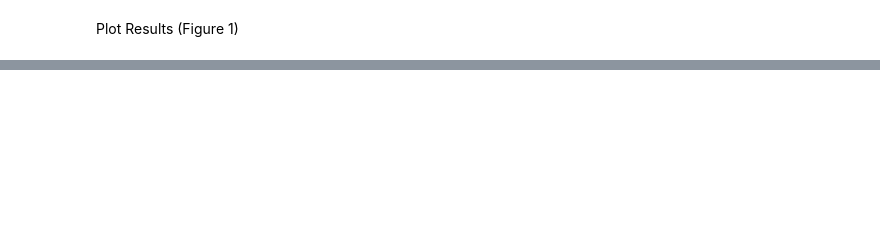
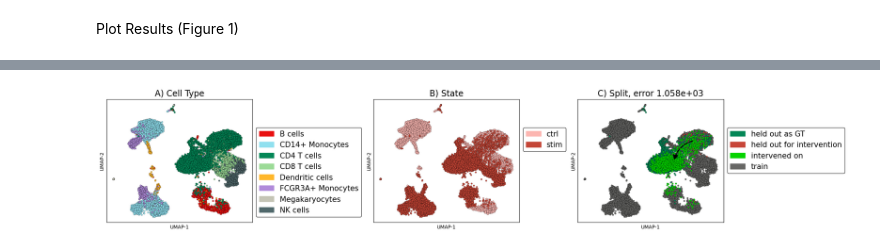
Before and after one commit to almaan/scCBGM, a Jupyter notebook: notebooks/analysis/kang_zero_shot_CD4T_cell_example.ipynb, the cells around one changed output, grey strips where cells are left out. Drawn from its saved outputs; the diff is of its cells as text; code cells hidden in the pictures; blank space fills up the shorter version.

```diff
--- a/notebooks/analysis/kang_zero_shot_CD4T_cell_example.ipynb
+++ b/notebooks/analysis/kang_zero_shot_CD4T_cell_example.ipynb
@@ -537,0 +777,20 @@ plt.subplots_adjust(wspace=0.1, hspace=0.1)  # Reduce horizontal and vertical sp
+# %%
+ct_cmap = {'B cells': "#e91111",
+         'CD4 T cells': '#048757',
+         'CD8 T cells': '#9cdb97',
+         'CD14+ Monocytes': '#90e0ef',
+         'Dendritic cells': '#ffb72a',
+         'FCGR3A+ Monocytes': '#b18bda',
+         'Megakaryocytes': '#c5c5b6',
+         'NK cells': '#51696c'}
+
+stim_cmap = {'ctrl' : '#fcb6b1',
+             'stim' : '#c44536',
+            }
+
+ident_cmap = {'train' : '#676765' ,
+              'held out for intervention' : '#c84639',
+              'held out as GT' : '#048757',
+              'intervened on' : '#06d400'}
+
+title_map = {'cell' : 'Cell Type', 'stim' : 'State', 'ident' : 'Split'}
@@ -537,0 +804,68 @@ plt.subplots_adjust(wspace=0.1, hspace=0.1)  # Reduce horizontal and vertical sp
+# %%
+import matplotlib.patches as mpatches
+import matplotlib.patches as patches
+import string
+
+
+fig, ax = plt.subplots(1, 3, figsize=(21, 4), constrained_layout = True)
+#for k,color in enumerate([ 'cell', 'stim', 'ident']):
+for k,(color,cmap) in enumerate(zip([ 'cell', 'stim', 'ident'],[ct_cmap, stim_cmap, ident_cmap])):
+
+    emb_x,emb_y = sub_adata.obsm['X_umap'][:,0], sub_adata.obsm['X_umap'][:,1]
+    labels = sub_adata.obs[color].values
+    colors = np.array([cmap[lab] for lab in labels])
+
+    rix = np.arange(colors.shape[0])
+    #np.random.shuffle(rix)
+
+
+
+    ax[k].scatter(emb_x[rix],
+                  emb_y[rix],
+                  c = colors[rix],
+                  s=10,
+                  edgecolor = 'black',
+                  linewidth = 0.2,
+                  )
+
+    # # Add legend based on ct_cmap
+    handles = [mpatches.Patch(color=cmap[label], label=label)
+               for label in np.unique(labels)]
+
+    legend = ax[k].legend(handles=handles, fontsize=15, bbox_to_anchor=(1.0, 0.8))
+    legend.get_frame().set_edgecolor("black")
+
+    if color == 'ident':
+        ax[k].set_title(f"{string.ascii_uppercase[k]}) {title_map[color]}, error {prediction_error:.3e}", fontsize = 17)
+    else:
+        ax[k].set_title(f"{string.ascii_uppercase[k]}) {title_map[color]}", fontsize = 17)
+
+    ax[k].set_xticks([])
+    ax[k].set_yticks([])
+    ax[k].set_xlabel('UMAP-1')
+    ax[k].set_ylabel('UMAP-2')
+
+
+    if color == 'ident':
+        source_ix = labels == 'held out for intervention'
+        target_ix = labels == 'intervened on'
+        center_source = (emb_x[source_ix].mean(),emb_y[source_ix].mean())
+        center_target = (emb_x[target_ix].mean(),emb_y[target_ix].mean())
+
+        arrow = patches.FancyArrowPatch(
+                                        center_source, center_target,  # Start and end points
+                                        connectionstyle="arc3,rad=0.3",  # Controls curvature (rad=0.3 defines the radius)
+                                        arrowstyle="-|>",  # Arrow head style
+                                        linewidth=2,
+                                        linestyle = 'dashed',
+                                        color="black",
+                                         mutation_scale=20,
+        )
+
+        ax[k].add_patch(arrow)
+
+
+plt.subplots_adjust(wspace=0.1, hspace=0.1)  # Reduce horizontal and vertical spacing
+#fig.tight_layout()
+# %% [output]
+[figure, added]
```
Also changed, not shown: parts of 52 cells of this notebook, 36 other files.
